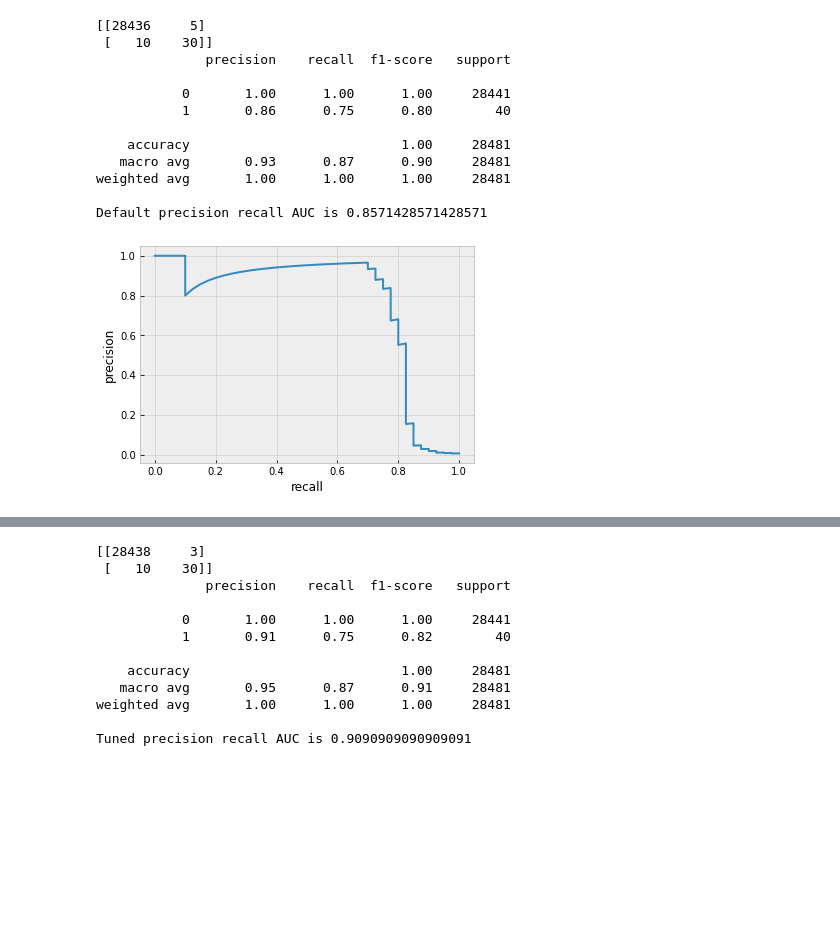
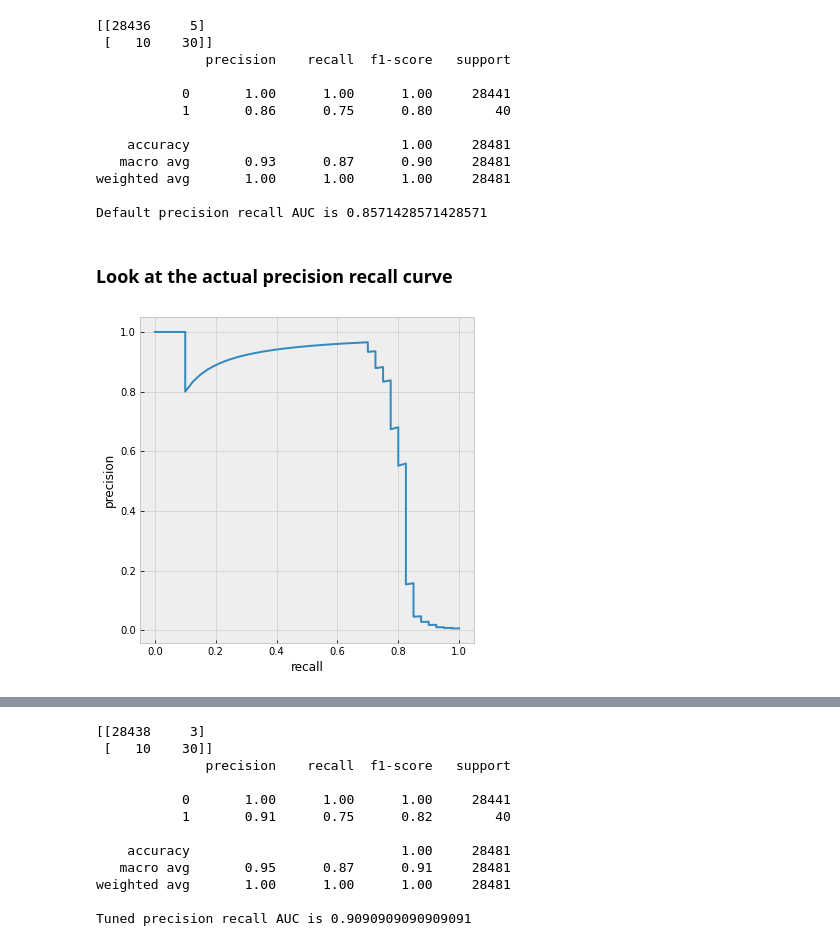
Before and after one commit to mzhou356/creditCardFraud, a Jupyter notebook: SupervisedLearning/notebooks/Xgboost_binary_classifier.ipynb, the cells around one changed output, grey strips where cells are left out. Drawn from its saved outputs; the diff is of its cells as text; code cells hidden in the pictures; blank space fills up the shorter version.

```diff
--- a/SupervisedLearning/notebooks/Xgboost_binary_classifier.ipynb
+++ b/SupervisedLearning/notebooks/Xgboost_binary_classifier.ipynb
@@ -1,14 +3,11 @@
 # %%
-import xgboost
-from xgboost import XGBClassifier
-from sklearn.model_selection import GridSearchCV,train_test_split
-from sklearn.metrics import average_precision_score
 import sys
+import gc
+import os
 import numpy as np
 import pandas as pd
-import matplotlib.pyplot as plt
-%matplotlib inline
+from xgboost import XGBClassifier
+from sklearn.model_selection import GridSearchCV
+from sklearn.metrics import average_precision_score
 import warnings
 warnings.filterwarnings("ignore")
-plt.style.use('bmh')
-sys.path.append("/home/mindy/Documents/projects/creditCardFraud/SupervisedLearning/scripts/")
@@ -59,5 +68,5 @@ test_X, test_y = testing.drop("Class",axis=1), testing.Class;
 # %%
 default_mdl = XGBClassifier().fit(train_X, train_y, eval_metric="aucpr")
 # %%
-pred_score_default = default_mdl.predict_proba(test_X)
+pred_score_default = default_mdl.predict_proba(test_X)[:,1]  # Use only score for class = 1
 # %%
@@ -76,7 +85,9 @@ print(f"Default precision recall AUC is {precision_score(test_y,default_mdl.pred
 weighted avg       1.00      1.00      1.00     28481
 
 Default precision recall AUC is 0.8571428571428571
+# %% [markdown]
+### Look at the actual precision recall curve
 # %%
-plot_pr_re(test_y,pred_score_default[:,1])
+plot_pr_re(test_y,pred_score_default)
 # %% [output]
-[figure, old version]
+[figure, new version]
```
Also changed, not shown: parts of 56 cells of this notebook.
